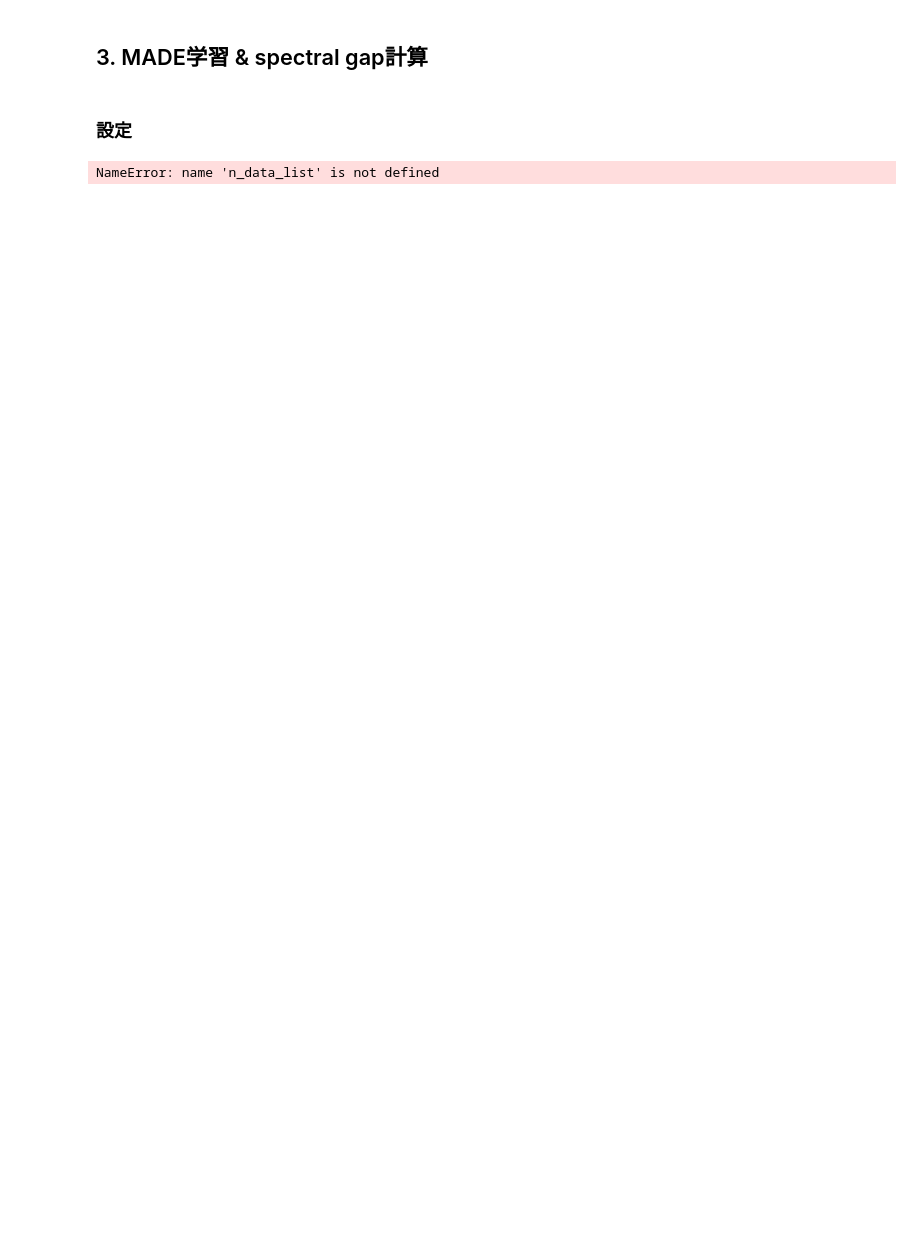
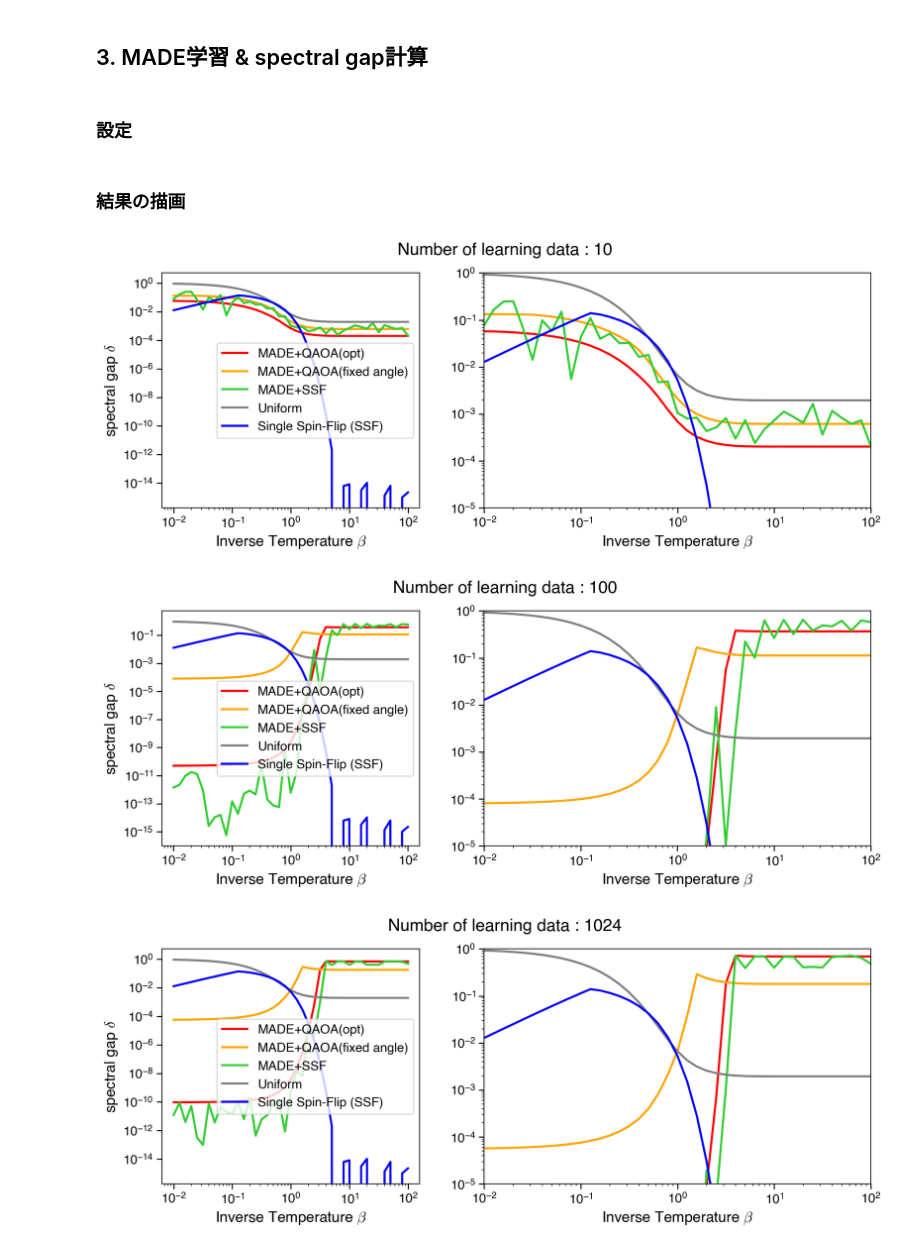
Before and after one commit to yuichiro-nakano/data_for_qaoa-made-mcmc, a Jupyter notebook: notebooks/20240625_SSF_vs_QAOA.ipynb, the cells around one changed output. Saved outputs shown, nothing was run; the diff lists cells and outputs as text; code cells hidden in the pictures; blank space fills up the shorter version.

```diff
--- a/notebooks/20240625_SSF_vs_QAOA.ipynb
+++ b/notebooks/20240625_SSF_vs_QAOA.ipynb
@@ -59,7 +60,7 @@ mcmc_data = np.zeros([beta_list.shape[0], n_step*n_samples, n_spin])
 spin_data = np.zeros([beta_list.shape[0], n_samples, n_spin])
 
 j = 0
-for beta in beta_list:
+for beta in tqdm(beta_list):
 	init_spin = mcmc.number_to_spin(rng.integers(0, 2**n_spin), n_spin)
 	for i in range(n_step*n_samples):
 		# update
@@ -162,7 +163,7 @@ def calc_metropolis_gap(energy_vector, proposal_mat, beta):
     n_state = energy_vector.shape[0]
 
     P = np.zeros((n_state, n_state))
-    A = mcmc.calc_boltzmann_mh_acceptance(energy, beta)
+    A = mcmc.calc_boltzmann_metropolis_acceptance(energy, beta)
     P = proposal_mat * A
     np.fill_diagonal(P, 0)
 
@@ -192,14 +193,16 @@ for i in range(2**n_spin):
 	ssf_Q[:,i] /= np.sum(ssf_Q[:,i])
 
 # main
-for j in range(len(n_data_list)):
+for j in tqdm(range(len(n_data_list))):
 	n_data = n_data_list[j]
+	n_train = int(0.8*n_data)
+	n_test = n_data - n_train
 
 	# train MADE(QAOA)
-	opt_qaoa_data_torch = torch.from_numpy(opt_qaoa_data_nd).to(dtype=torch.float32)
-	opt_qaoa_traindata, opt_qaoa_testdata = torch.utils.data.random_split(dataset=opt_qaoa_data_torch, lengths=[int(0.8*n_data), int(0.2*n_data)], generator=torch.Generator().manual_seed(seed))
-	fix_qaoa_data_torch = torch.from_numpy(fix_qaoa_data_nd).to(dtype=torch.float32)
-	fix_qaoa_traindata, fix_qaoa_testdata = torch.utils.data.random_split(dataset=fix_qaoa_data_torch, lengths=[int(0.8*n_data), int(0.2*n_data)], generator=torch.Generator().manual_seed(seed))
+	opt_qaoa_data_torch = torch.from_numpy(opt_qaoa_data_nd[0:n_data]).to(dtype=torch.float32)
+	opt_qaoa_traindata, opt_qaoa_testdata = torch.utils.data.random_split(dataset=opt_qaoa_data_torch, lengths=[n_train, n_test], generator=torch.Generator().manual_seed(seed))
+	fix_qaoa_data_torch = torch.from_numpy(fix_qaoa_data_nd[0:n_data]).to(dtype=torch.float32)
+	fix_qaoa_traindata, fix_qaoa_testdata = torch.utils.data.random_split(dataset=fix_qaoa_data_torch, lengths=[n_train, n_test], generator=torch.Generator().manual_seed(seed))
 
 	model_opt_qaoa = MADE(n_spin, hidden_list, n_spin, num_masks=1, natural_ordering=True)
 	opt_opt_qaoa = torch.optim.Adam(model_opt_qaoa.parameters(), lr=lr, weight_decay=1e-4)
@@ -227,12 +230,12 @@ for j in range(len(n_data_list)):
 		fix_qaoa_made_Q[i] = fix_qaoa_pred_dist[i] # MADE(QAOA + fixed angle)
 
 	# calculation for each beta
-	for i in range(len(beta_list)):
+	for i in tqdm(range(len(beta_list)), leave=True):
 		beta = beta_list[i]
 
 		# train MADE(SSF)
-		ssf_data_torch = torch.from_numpy(ssf_data_nd[i]).to(dtype=torch.float32)
-		ssf_traindata, ssf_testdata = torch.utils.data.random_split(dataset=ssf_data_torch, lengths=[int(0.8*n_data), int(0.2*n_data)], generator=torch.Generator().manual_seed(seed))
+		ssf_data_torch = torch.from_numpy(ssf_data[i,0:n_data]).to(dtype=torch.float32)
+		ssf_traindata, ssf_testdata = torch.utils.data.random_split(dataset=ssf_data_torch, lengths=[n_train, n_test], generator=torch.Generator().manual_seed(seed))
 
 		model_opt_qaoa = MADE(n_spin, hidden_list, n_spin, num_masks=1, natural_ordering=True)
 		opt_opt_qaoa = torch.optim.Adam(model_opt_qaoa.parameters(), lr=lr, weight_decay=1e-4)
@@ -245,8 +248,8 @@ for j in range(len(n_data_list)):
 
 		ssf_made_pred_dist = made.sampling_MADE(model_opt_qaoa)
 		ssf_made_Q = np.zeros((2**n_spin, 2**n_spin))
-		for i in range(2**n_spin):
-			ssf_made_Q[i] = ssf_made_pred_dist[i]
+		for l in range(2**n_spin):
+			ssf_made_Q[l] = ssf_made_pred_dist[l]
 
 		# calculate spectral gap
 		ssf_made_gap_list[j,i] = calc_mh_gap(energy, ssf_made_Q, beta)
@@ -254,5 +257,40 @@ for j in range(len(n_data_list)):
 		fix_qaoa_made_gap_list[j,i] = calc_mh_gap(energy, fix_qaoa_made_Q, beta)
 		uni_gap_list[j,i] = calc_metropolis_gap(energy, uni_Q, beta)
 		ssf_gap_list[j,i] = calc_metropolis_gap(energy, ssf_Q, beta)
-# %% [output]
-NameError: name 'n_data_list' is not defined
+# %% [markdown]
+### 結果の描画
+# %%
+for i in range(len(n_data_list)):
+	fig1, ax1 = plt.subplots(1,2, width_ratios=[2,3], figsize=(12,4), dpi=200)
+
+	ax1[0].plot(beta_list, opt_qaoa_made_gap_list[i], linewidth=2, color='red', label='MADE+QAOA(opt)')
+	ax1[0].plot(beta_list, fix_qaoa_made_gap_list[i], linewidth=2, color='orange', label='MADE+QAOA(fixed angle)')
+	ax1[0].plot(beta_list, ssf_made_gap_list[i], linewidth=2, color='limegreen', label='MADE+SSF')
+	ax1[0].plot(beta_list, uni_gap_list[i], linewidth=2, color='grey', label='Uniform')
+	ax1[0].plot(beta_list, ssf_gap_list[i], linewidth=2, color='blue', label='Single Spin-Flip (SSF)')
+
+	ax1[0].set_xscale("log")
+	ax1[0].set_yscale("log")
+	ax1[0].set_xlabel(r'Inverse Temperature $\beta$', {"fontsize": 14})
+	ax1[0].set_ylabel(r'spectral gap $\delta$', {"fontsize": 14})
+	ax1[0].tick_params(width=1.0, labelsize=12, length=5)
+	ax1[0].legend(fontsize=12)
+
+	ax1[1].plot(beta_list, opt_qaoa_made_gap_list[i], linewidth=2, color='red', label='MADE+QAOA(opt)')
+	ax1[1].plot(beta_list, fix_qaoa_made_gap_list[i], linewidth=2, color='orange', label='MADE+QAOA(fixed angle)')
+	ax1[1].plot(beta_list, ssf_made_gap_list[i], linewidth=2, color='limegreen', label='MADE+SSF')
+	ax1[1].plot(beta_list, uni_gap_list[i], linewidth=2, color='grey', label='Uniform')
+	ax1[1].plot(beta_list, ssf_gap_list[i], linewidth=2, color='blue', label='Single Spin-Flip (SSF)')
+
+	ax1[1].set_xscale("log")
+	ax1[1].set_yscale("log")
+	ax1[1].set_xlim(1e-2, 1e2)
+	ax1[1].set_ylim(1e-5, 1)
+	ax1[1].set_xlabel(r'Inverse Temperature $\beta$', {"fontsize": 14})
+	ax1[1].tick_params(width=1.0, labelsize=12, length=5)
+
+	fig1.suptitle('Number of learning data : {0}'.format(n_data_list[i]), fontsize=16, fontweight="bold")
+# %% [output]
+[figure, added]
+[figure, added]
+[figure, added]
```
Also changed, not shown: parts of 2 cells of this notebook.
